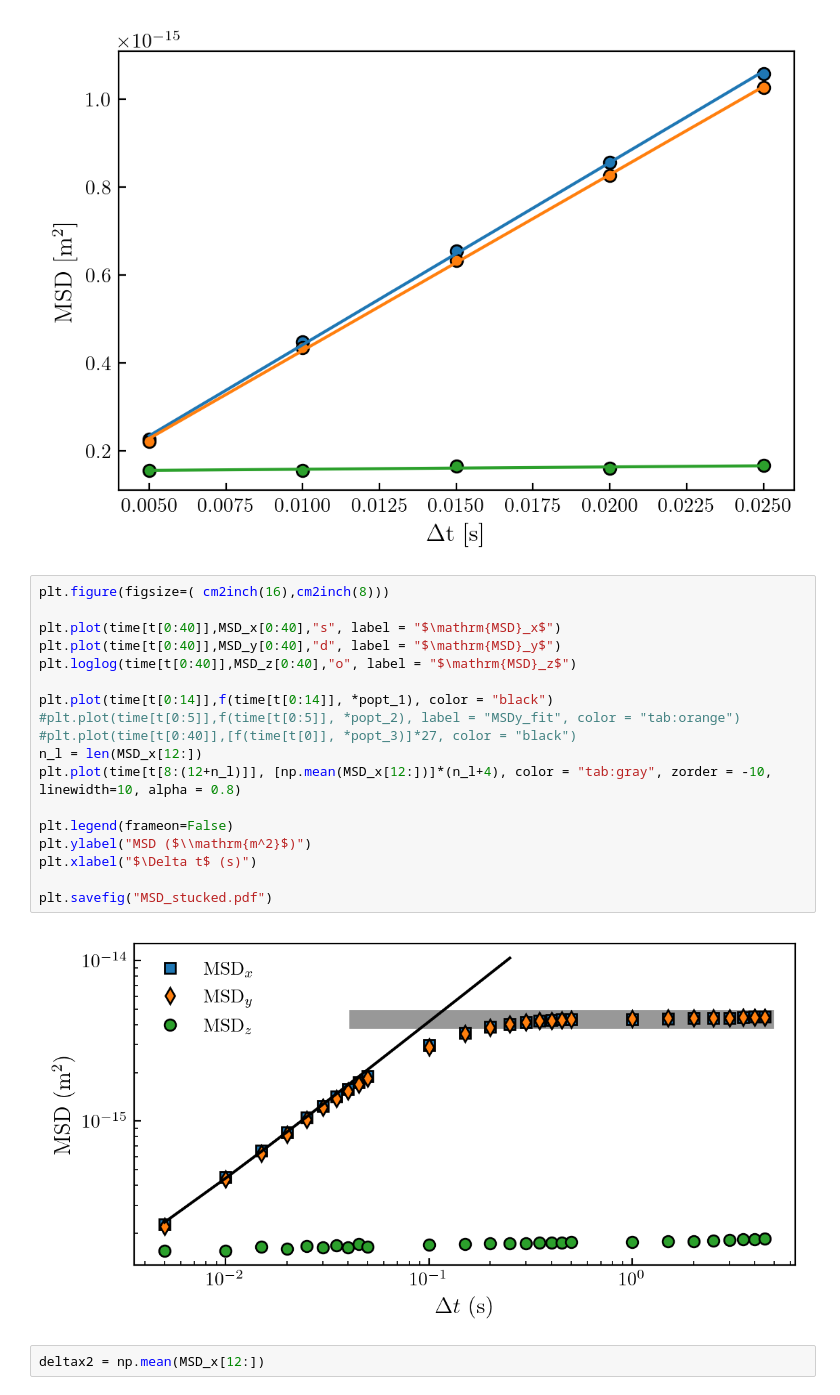
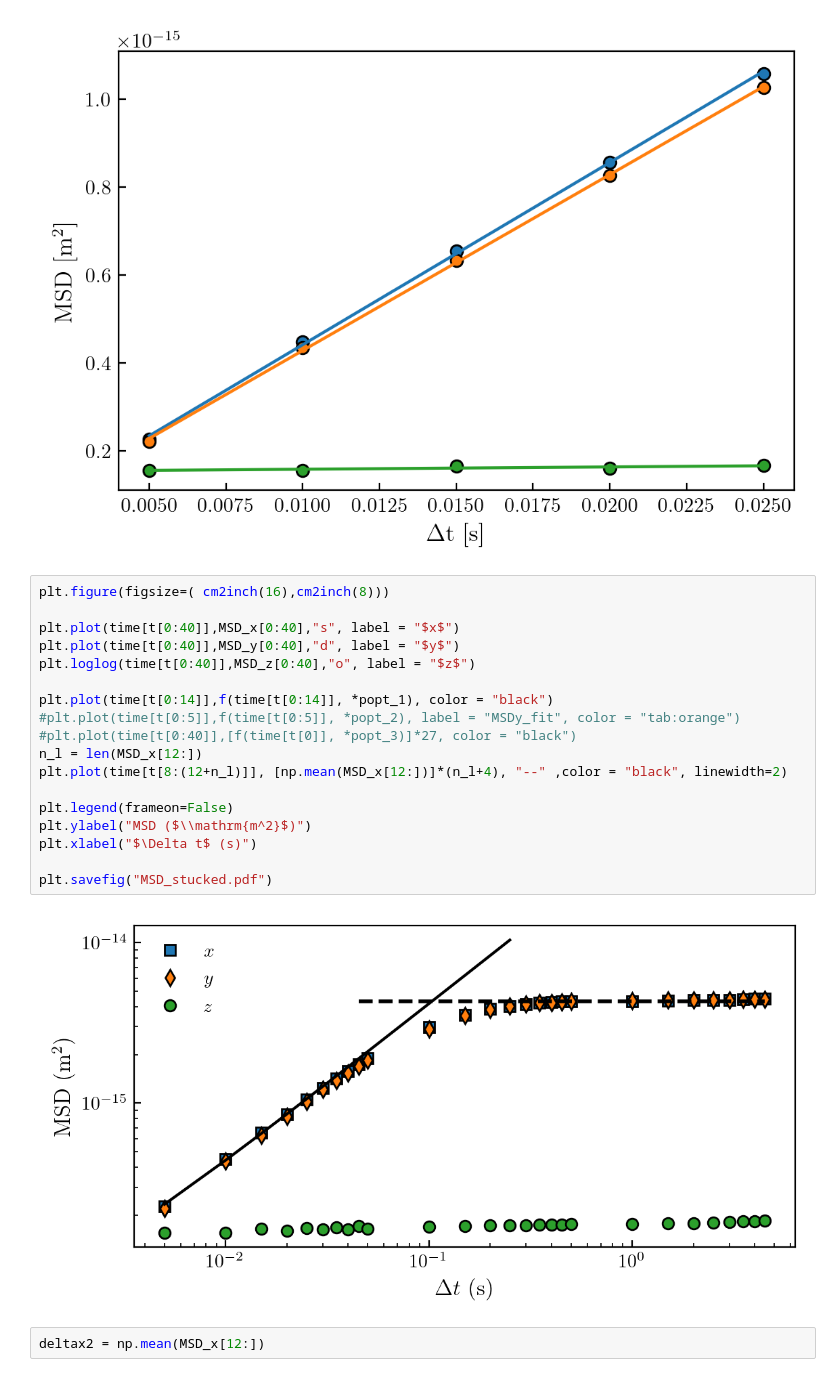
Before and after one commit to eXpensia/Confined-Brownian-Motion, a Jupyter notebook: 02_body/chapter4/images/stucked_particle/Full analysis trajectory_using_Dyacine_adding_x_y_distrib.ipynb, the cells around one changed output. Saved outputs shown, nothing was run; the diff lists cells and outputs as text.

```diff
--- a/02_body/chapter4/images/stucked_particle/Full analysis trajectory_using_Dyacine_adding_x_y_distrib.ipynb
+++ b/02_body/chapter4/images/stucked_particle/Full analysis trajectory_using_Dyacine_adding_x_y_distrib.ipynb
@@ -232,22 +232,22 @@ Text(0.5, 0, '$\\Delta$t [s]')
 # %%
 plt.figure(figsize=( cm2inch(16),cm2inch(8)))
 
-plt.plot(time[t[0:40]],MSD_x[0:40],"s", label = "$\mathrm{MSD}_x$")
-plt.plot(time[t[0:40]],MSD_y[0:40],"d", label = "$\mathrm{MSD}_y$")
-plt.loglog(time[t[0:40]],MSD_z[0:40],"o", label = "$\mathrm{MSD}_z$")
+plt.plot(time[t[0:40]],MSD_x[0:40],"s", label = "$x$")
+plt.plot(time[t[0:40]],MSD_y[0:40],"d", label = "$y$")
+plt.loglog(time[t[0:40]],MSD_z[0:40],"o", label = "$z$")
 
 plt.plot(time[t[0:14]],f(time[t[0:14]], *popt_1), color = "black")
 #plt.plot(time[t[0:5]],f(time[t[0:5]], *popt_2), label = "MSDy_fit", color = "tab:orange")
 #plt.plot(time[t[0:40]],[f(time[t[0]], *popt_3)]*27, color = "black")
 n_l = len(MSD_x[12:])
-plt.plot(time[t[8:(12+n_l)]], [np.mean(MSD_x[12:])]*(n_l+4), color = "tab:gray", zorder = -10, linewidth=10, alpha = 0.8)
+plt.plot(time[t[8:(12+n_l)]], [np.mean(MSD_x[12:])]*(n_l+4), "--" ,color = "black", linewidth=2)
 
 plt.legend(frameon=False)
 plt.ylabel("MSD ($\\mathrm{m^2}$)")
 plt.xlabel("$\Delta t$ (s)")
 
 plt.savefig("MSD_stucked.pdf")
 # %% [output]
-[figure, old version]
+[figure, new version]
 # %%
 deltax2 = np.mean(MSD_x[12:])
```
Also changed, not shown: parts of 2 cells of this notebook, 15 other files.
